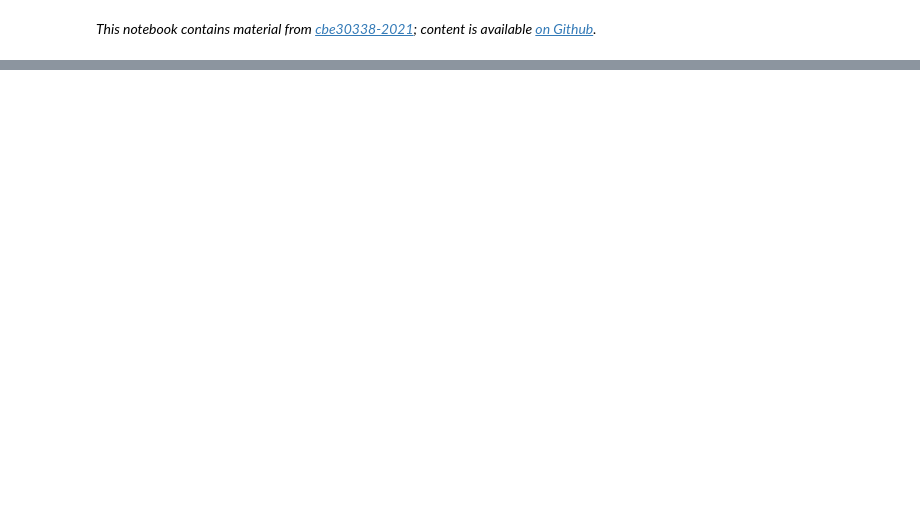
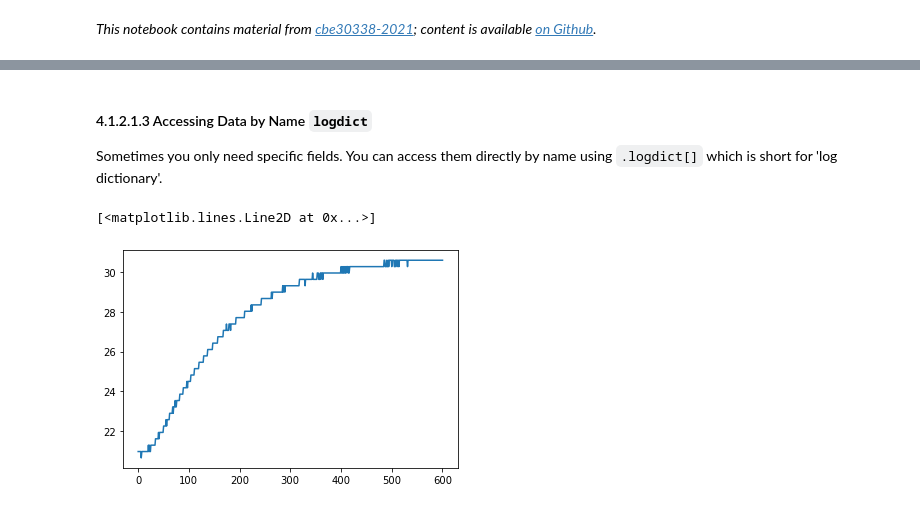
Before and after one commit to jckantor/cbe30338-2021, a Jupyter notebook: docs/04.01-Process-Historians.ipynb, the cells around one changed output, grey strips where cells are left out. Saved outputs shown, nothing was run; the diff lists cells and outputs as text; code cells hidden in the pictures; blank space fills up the shorter version.

Commit message:
add historian

```diff
--- a/docs/04.01-Process-Historians.ipynb
+++ b/docs/04.01-Process-Historians.ipynb
@@ -9,0 +63,10 @@ content is available [on Github](https://github.com/jckantor/cbe30338-2021.git).
+# %%
+from tclab import setup, clock, Historian
+
+TCLab = tclab.setup(connected=False, speedup=60)
+
+with TCLab() as lab:
+    h = Historian(lab.sources)
+    lab.Q1(100)
+    for t in clock(600):
+        h.update(t)
@@ -9,0 +95,9 @@ content is available [on Github](https://github.com/jckantor/cbe30338-2021.git).
+# %% [markdown]
+#### 4.1.2.1.3 Accessing Data by Name `logdict`
+
+Sometimes you only need specific fields. You can access them directly by name using `.logdict[]` which is short for 'log dictionary'.
+# %%
+plt.plot(h.logdict["Time"], h.logdict["T2"])
+# %% [output]
+[<matplotlib.lines.Line2D at 0x...>]
+[figure, added]
```
Also changed, not shown: parts of 34 cells of this notebook, 10 other files.
